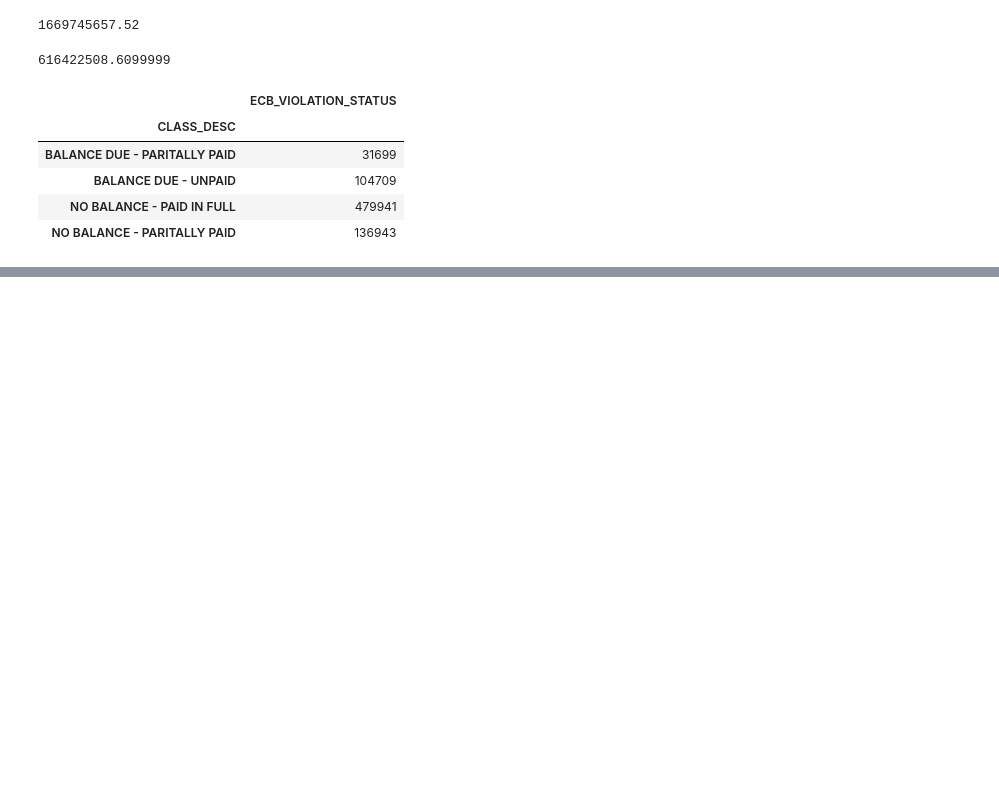
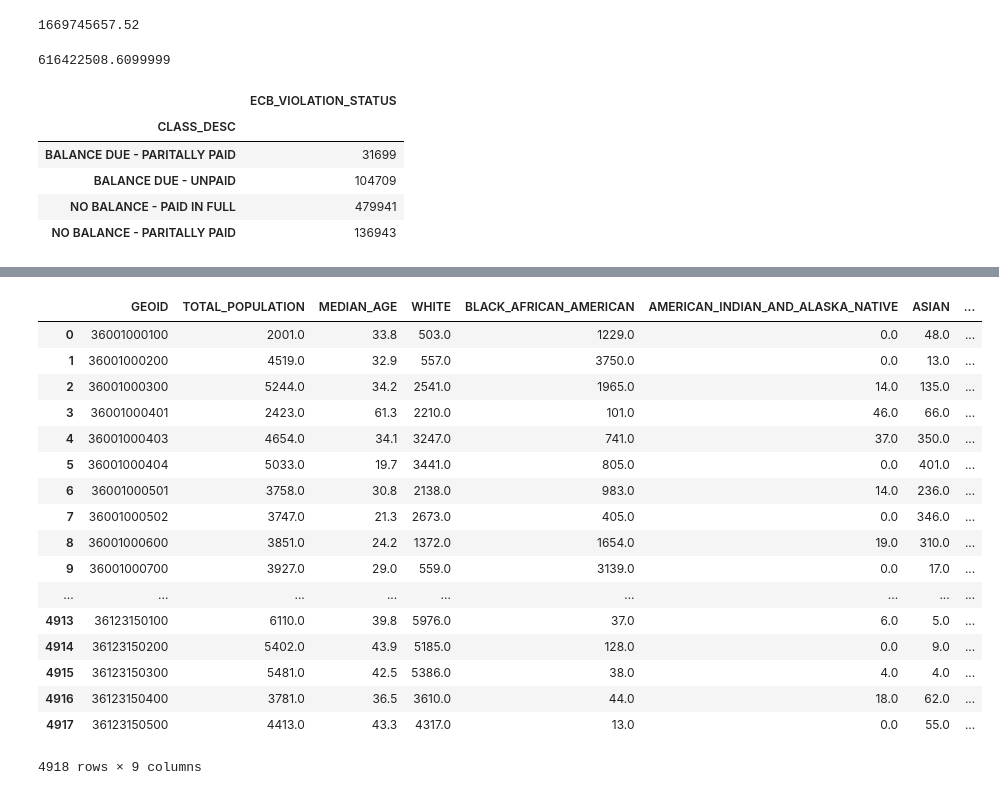
Before and after one commit to weber-nate/ML_TRUMP_PROPERTIES, a Jupyter notebook: DATA_EXPLORATION.ipynb, the cells around one changed output, grey strips where cells are left out. Saved outputs shown, nothing was run; the diff lists cells and outputs as text; code cells hidden in the pictures; blank space fills up the shorter version.

```diff
--- a/DATA_EXPLORATION.ipynb
+++ b/DATA_EXPLORATION.ipynb
@@ -118,0 +134,21 @@ DF_DOB_ECB_FINES[['CLASS_DESC', 'ECB_VIOLATION_STATUS']].groupby('CLASS_DESC').c
+# %%
+BK = gp.read_file(PLUTO_BK)
+# %% [output]
+|  | GEOID | TOTAL_POPULATION | MEDIAN_AGE | WHITE | BLACK_AFRICAN_AMERICAN | AMERICAN_INDIAN_AND_ALASKA_NATIVE | ASIAN | ... |
+| 0 | 36001000100 | 2001.0 | 33.8 | 503.0 | 1229.0 | 0.0 | 48.0 | ... |
+| 1 | 36001000200 | 4519.0 | 32.9 | 557.0 | 3750.0 | 0.0 | 13.0 | ... |
+| 2 | 36001000300 | 5244.0 | 34.2 | 2541.0 | 1965.0 | 14.0 | 135.0 | ... |
+| 3 | 36001000401 | 2423.0 | 61.3 | 2210.0 | 101.0 | 46.0 | 66.0 | ... |
+| 4 | 36001000403 | 4654.0 | 34.1 | 3247.0 | 741.0 | 37.0 | 350.0 | ... |
+| 5 | 36001000404 | 5033.0 | 19.7 | 3441.0 | 805.0 | 0.0 | 401.0 | ... |
+| 6 | 36001000501 | 3758.0 | 30.8 | 2138.0 | 983.0 | 14.0 | 236.0 | ... |
+| 7 | 36001000502 | 3747.0 | 21.3 | 2673.0 | 405.0 | 0.0 | 346.0 | ... |
+| 8 | 36001000600 | 3851.0 | 24.2 | 1372.0 | 1654.0 | 19.0 | 310.0 | ... |
+| 9 | 36001000700 | 3927.0 | 29.0 | 559.0 | 3139.0 | 0.0 | 17.0 | ... |
+| ... | ... | ... | ... | ... | ... | ... | ... | ... |
+| 4913 | 36123150100 | 6110.0 | 39.8 | 5976.0 | 37.0 | 6.0 | 5.0 | ... |
+| 4914 | 36123150200 | 5402.0 | 43.9 | 5185.0 | 128.0 | 0.0 | 9.0 | ... |
+| 4915 | 36123150300 | 5481.0 | 42.5 | 5386.0 | 38.0 | 4.0 | 4.0 | ... |
+| 4916 | 36123150400 | 3781.0 | 36.5 | 3610.0 | 44.0 | 18.0 | 62.0 | ... |
+| 4917 | 36123150500 | 4413.0 | 43.3 | 4317.0 | 13.0 | 0.0 | 55.0 | ... |
+4918 rows × 9 columns
```
Also changed, not shown: parts of 5 cells of this notebook.
